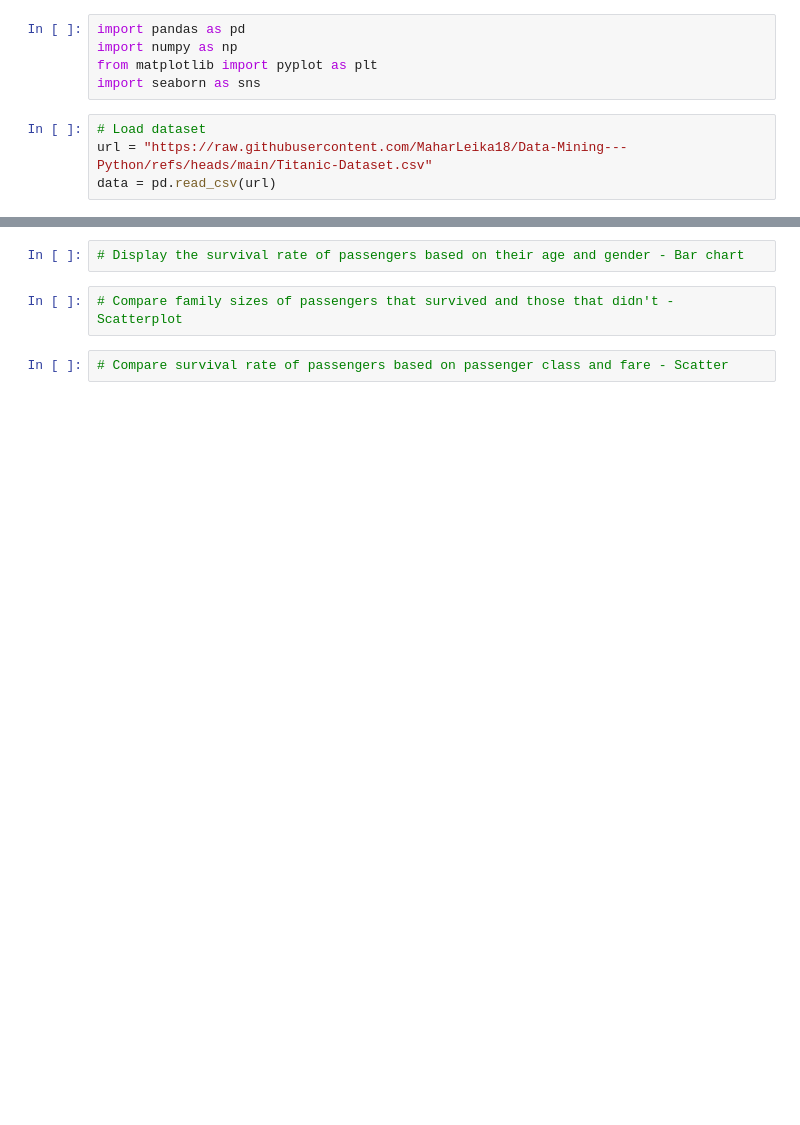
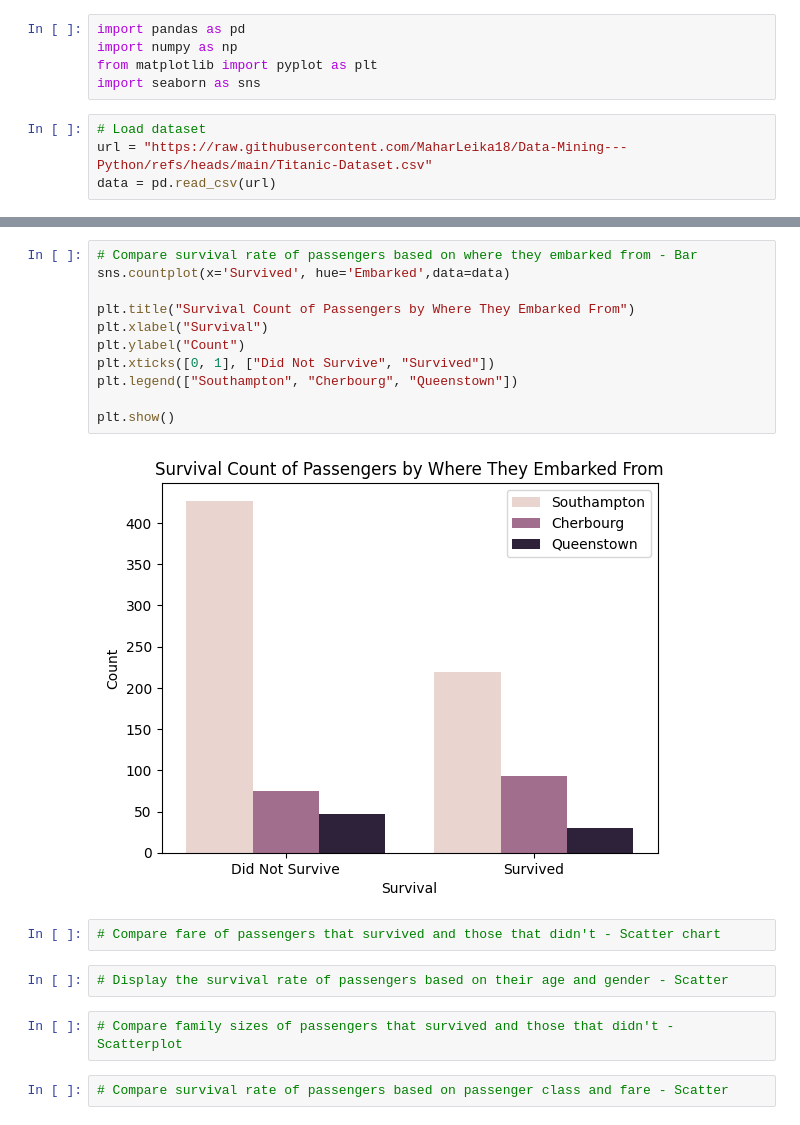
Before and after one commit to MaharLeika18/Data-Mining---Python, a Jupyter notebook: titanic.ipynb, the cells around one changed output, grey strips where cells are left out. Saved outputs shown, nothing was run; the diff lists cells and outputs as text; blank space fills up the shorter version.

```diff
--- a/titanic.ipynb
+++ b/titanic.ipynb
@@ -71,5 +85,20 @@ plt.show()
+# %%
+# Compare survival rate of passengers based on where they embarked from - Bar
+sns.countplot(x='Survived', hue='Embarked',data=data)
+
+plt.title("Survival Count of Passengers by Where They Embarked From")
+plt.xlabel("Survival")
+plt.ylabel("Count")
+plt.xticks([0, 1], ["Did Not Survive", "Survived"])
+plt.legend(["Southampton", "Cherbourg", "Queenstown"])
+
+plt.show()
+# %% [output]
+[figure, added]
+# %%
+# Compare fare of passengers that survived and those that didn't - Scatter chart
 # %%
-# Display the survival rate of passengers based on their age and gender - Bar chart
+# Display the survival rate of passengers based on their age and gender - Scatter
 # %%
 # Compare family sizes of passengers that survived and those that didn't - Scatterplot
 # %%
```
Also changed, not shown: parts of 7 cells of this notebook.
